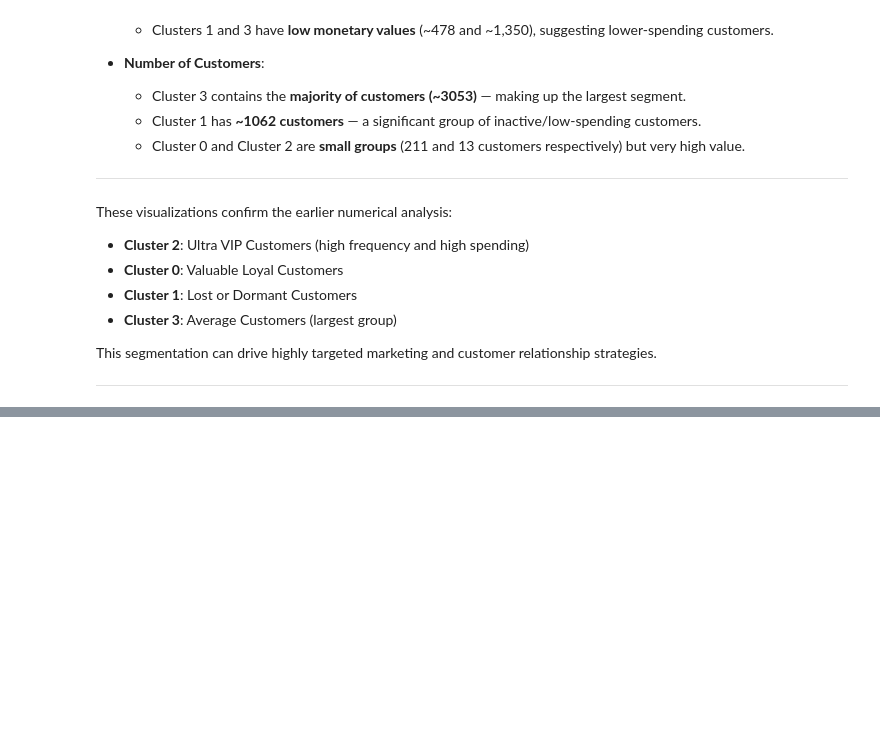
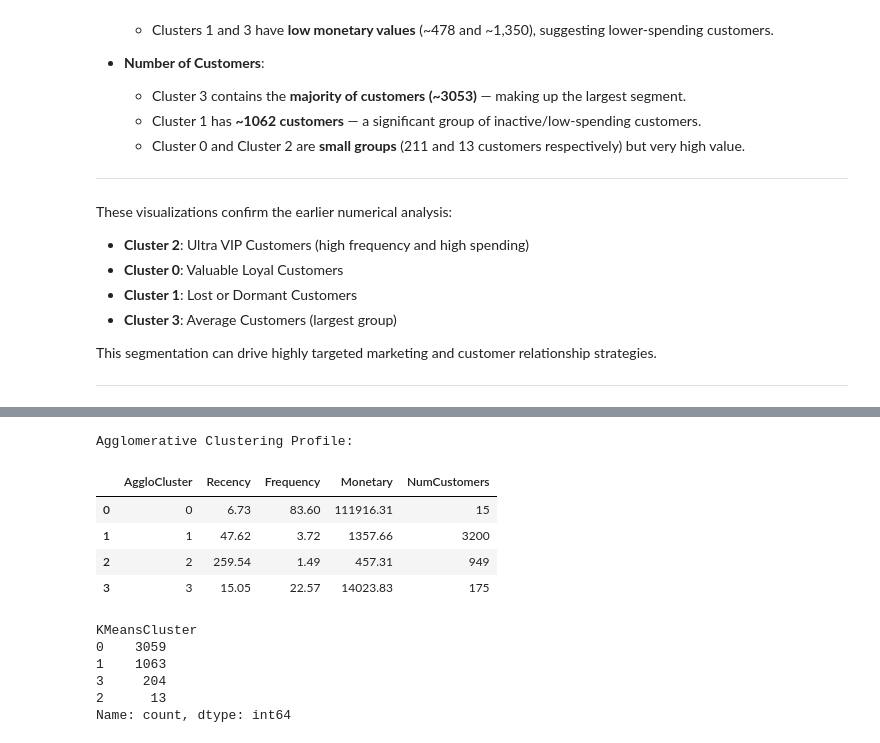
Before and after one commit to Shyli6/Customer-Segmentation, a Jupyter notebook: Final_project_unsupervised_model.ipynb, the cells around one changed output, grey strips where cells are left out. Drawn from its saved outputs; the diff is of its cells as text; code cells hidden in the pictures; blank space fills up the shorter version.

```diff
--- a/Final_project_unsupervised_model.ipynb
+++ b/Final_project_unsupervised_model.ipynb
@@ -844,0 +785,61 @@ The key steps included:
+# %%
+# Import Agglomerative Clustering
+from sklearn.cluster import AgglomerativeClustering
+
+# Fit Agglomerative Clustering
+agglo = AgglomerativeClustering(n_clusters=4)
+agglo_labels = agglo.fit_predict(rfm_scaled)
+
+# Add cluster labels to RFM table
+rfm['AggloCluster'] = agglo_labels
+
+# Cluster Profile Table for Agglomerative
+agglo_profile = rfm.groupby('AggloCluster').agg({
+    'Recency': 'mean',
+    'Frequency': 'mean',
+    'Monetary': 'mean',
+    'CustomerID': 'count'
+}).rename(columns={'CustomerID': 'NumCustomers'}).reset_index()
+
+# Round for easy viewing
+agglo_profile = agglo_profile.round(2)
+
+# View
+print("Agglomerative Clustering Profile:")
+agglo_profile
+# %% [output]
+Agglomerative Clustering Profile:
+|  | AggloCluster | Recency | Frequency | Monetary | NumCustomers |
+| 0 | 0 | 6.73 | 83.60 | 111916.31 | 15 |
+| 1 | 1 | 47.62 | 3.72 | 1357.66 | 3200 |
+| 2 | 2 | 259.54 | 1.49 | 457.31 | 949 |
+| 3 | 3 | 15.05 | 22.57 | 14023.83 | 175 |
+# %%
+# Import KMeans again if needed
+from sklearn.cluster import KMeans
+
+# KMeans with better hyperparameters
+kmeans = KMeans(
+    n_clusters=4,
+    init='k-means++',    # smarter initialization
+    n_init=20,           # more runs to find best centroid
+    max_iter=500,        # allow longer convergence
+    random_state=42
+)
+kmeans.fit(rfm_scaled)
+
+# Predict
+rfm['KMeansCluster'] = kmeans.labels_
+
+# View sample data
+rfm[['CustomerID', 'Recency', 'Frequency', 'Monetary', 'KMeansCluster']].head()
+
+# View cluster distribution
+rfm['KMeansCluster'].value_counts()
+# %% [output]
+KMeansCluster
+0    3059
+1    1063
+3     204
+2      13
+Name: count, dtype: int64
```
Also changed, not shown: parts of 9 cells of this notebook.
